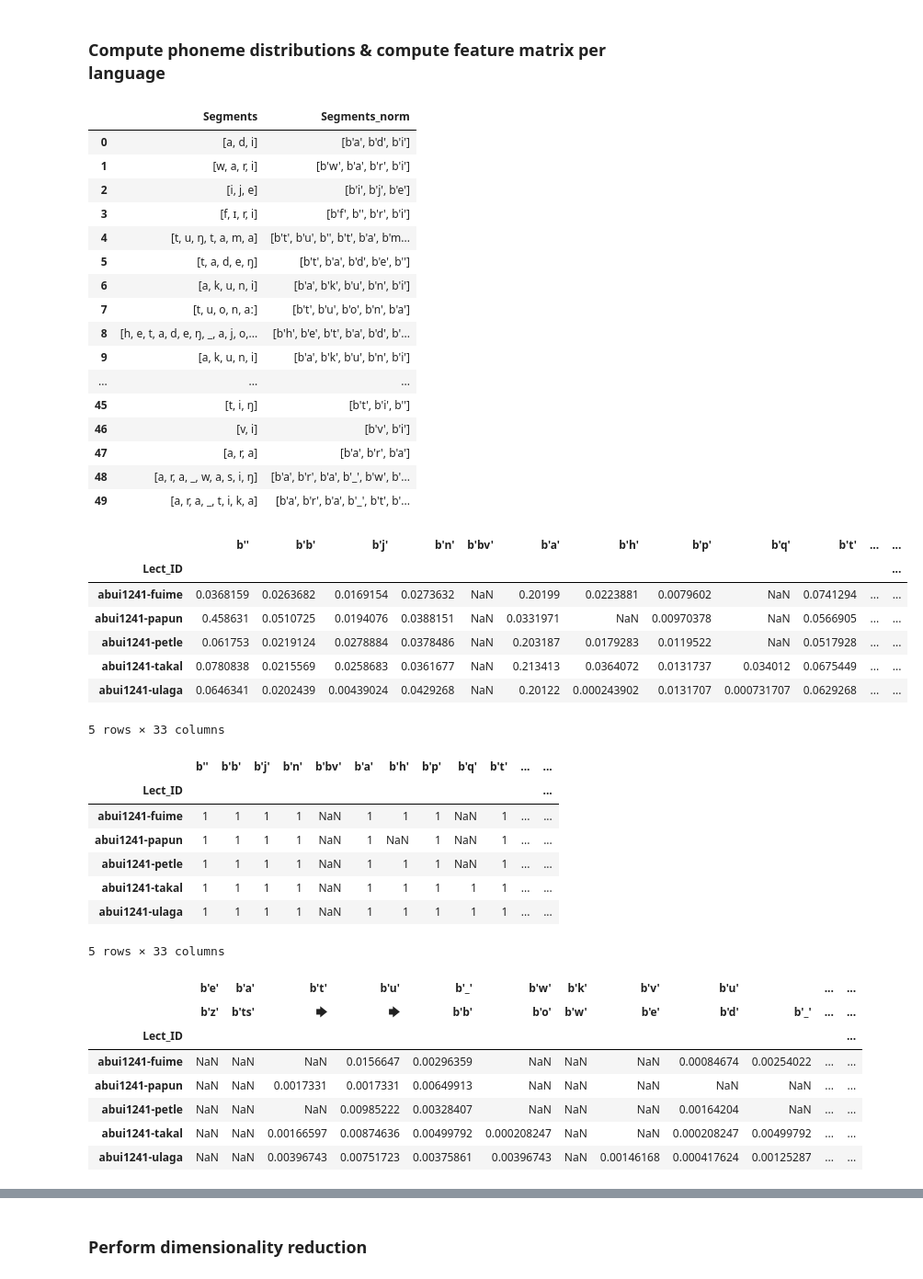
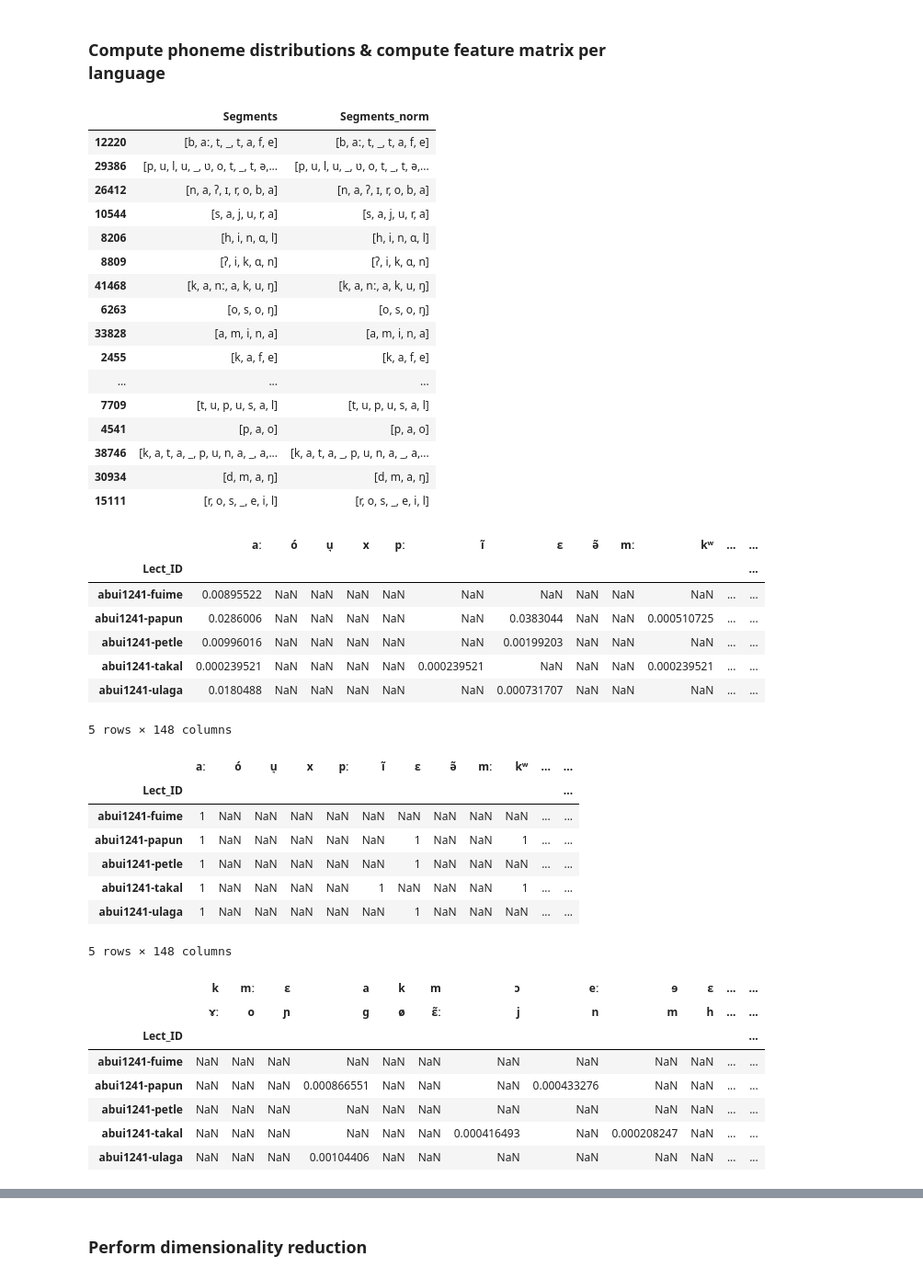
Before and after one commit to peterdekker/agents-intergenerational, a Jupyter notebook: data/compare_phonology.ipynb, the cells around one changed output, grey strips where cells are left out. Shown at 92% size. Drawn from its saved outputs; the diff is of its cells as text; code cells hidden in the pictures.

```diff
--- a/data/compare_phonology.ipynb
+++ b/data/compare_phonology.ipynb
@@ -64,81 +64,82 @@ if CHARACTER_SEGMENTATION:
     # perform per-character segmentation
     data_merged_df["Segments_char"] = data_merged_df["Form"].apply(list) # lambda x : [el for el in x if el!="_"]
     segments_col = "Segments_char"
-    display(data_merged_df[["Segments", "Segments_char"]].head(50))
+    display(data_merged_df[["Segments", "Segments_char"]].sample(n=50, random_state=24))
 else:
     # Use segmentation from dataset (clustering some combinations together)
     segments_col = "Segments_norm"
-    data_merged_df["Segments_norm"] = data_merged_df["Segments"].apply(lambda x : common.normalize_list(x, form="NFD"))
-    display(data_merged_df[["Segments", "Segments_norm"]].head(50))
+    #data_merged_df["Segments_norm"] = data_merged_df["Segments"].apply(lambda x : common.normalize_list(x, method="ipapy", ud_form="NFD"))
+    data_merged_df["Segments_norm"] = data_merged_df["Segments"].apply(lambda x : x)
+    display(data_merged_df[["Segments", "Segments_norm"]].sample(n=50, random_state=24))
 
 data_grouped_lang = data_merged_df.groupby("Lect_ID")
 data_agg = data_grouped_lang.aggregate({segments_col:list, "Name": "first", "Family": "first", "Latitude": "first", "Longitude":"first"})
 # data_agg["phone_prob"] = data_agg[segments_col].apply(common.phone_prob)
 # data_agg["biphone_prob"] = data_agg[segments_col].apply(common.biphone_prob)
 # data_agg["phone_prob_existence"] = data_agg[segments_col].apply(common.phone_prob_existence)
 # data_agg["biphone_prob_existence"] = data_agg[segments_col].apply(common.biphone_prob_existence)
 # display(data_agg.head())
 
 # Effect now is:
 # -1 for available biphone,
 # -None for combination not available, None for combination and both constitutents not available
 # => None replaced by 0
 # What Macklin-Cordes does:
 # - 1 for available biphone
 # - 0 for combination not available, if constituents are available
 # - None for combination not available, if constituents not available
 phone_prob_matrix = common.create_matrix(data_agg, segments_col, common.phone_prob, "phone_prob")
 phone_prob_existence_matrix = common.create_matrix(data_agg, segments_col, common.phone_prob_existence, "phone_prob_existence")
 biphone_prob_matrix = common.create_matrix(data_agg, segments_col, common.biphone_prob, "biphone_prob")
 biphone_prob_existence_matrix = common.create_matrix(data_agg, segments_col, common.biphone_prob_existence, "biphone_prob_existence")
 
 phone_prob_boundaries_matrix = common.create_matrix(data_agg, segments_col, common.phone_prob_boundaries, "phone_prob_boundaries")
 biphone_transition_matrix = common.create_biphone_transition_matrix(biphone_prob_matrix, phone_prob_boundaries_matrix)
 
 display(phone_prob_matrix.head())
 display(phone_prob_existence_matrix.head())
 display(biphone_prob_matrix.head())
 display(biphone_prob_existence_matrix.head())
 display(biphone_transition_matrix.head())
 # %% [output]
 |  | Segments | Segments_norm |
-| 0 | [a, d, i] | [b'a', b'd', b'i'] |
-| 1 | [w, a, r, i] | [b'w', b'a', b'r', b'i'] |
-| 2 | [i, j, e] | [b'i', b'j', b'e'] |
-| 3 | [f, ɪ, r, i] | [b'f', b'', b'r', b'i'] |
-| 4 | [t, u, ŋ, t, a, m, a] | [b't', b'u', b'', b't', b'a', b'm... |
-| 5 | [t, a, d, e, ŋ] | [b't', b'a', b'd', b'e', b''] |
-| 6 | [a, k, u, n, i] | [b'a', b'k', b'u', b'n', b'i'] |
-| 7 | [t, u, o, n, aː] | [b't', b'u', b'o', b'n', b'a'] |
-| 8 | [h, e, t, a, d, e, ŋ, _, a, j, o,... | [b'h', b'e', b't', b'a', b'd', b'... |
-| 9 | [a, k, u, n, i] | [b'a', b'k', b'u', b'n', b'i'] |
+| 12220 | [b, aː, t, _, t, a, f, e] | [b, aː, t, _, t, a, f, e] |
+| 29386 | [p, u, l, u, _, ʋ, o, t, _, t, ə,... | [p, u, l, u, _, ʋ, o, t, _, t, ə,... |
+| 26412 | [n, a, ʔ, ɪ, r, o, b, a] | [n, a, ʔ, ɪ, r, o, b, a] |
+| 10544 | [s, a, j, u, r, a] | [s, a, j, u, r, a] |
+| 8206 | [h, i, n, ɑ, l] | [h, i, n, ɑ, l] |
+| 8809 | [ʔ, i, k, ɑ, n] | [ʔ, i, k, ɑ, n] |
+| 41468 | [k, a, nː, a, k, u, ŋ] | [k, a, nː, a, k, u, ŋ] |
+| 6263 | [o, s, o, ŋ] | [o, s, o, ŋ] |
+| 33828 | [a, m, i, n, a] | [a, m, i, n, a] |
+| 2455 | [k, a, f, e] | [k, a, f, e] |
 | ... | ... | ... |
-| 45 | [t, i, ŋ] | [b't', b'i', b''] |
-| 46 | [v, i] | [b'v', b'i'] |
-| 47 | [a, r, a] | [b'a', b'r', b'a'] |
-| 48 | [a, r, a, _, w, a, s, i, ŋ] | [b'a', b'r', b'a', b'_', b'w', b'... |
-| 49 | [a, r, a, _, t, i, k, a] | [b'a', b'r', b'a', b'_', b't', b'... |
+| 7709 | [t, u, p, u, s, a, l] | [t, u, p, u, s, a, l] |
+| 4541 | [p, a, o] | [p, a, o] |
+| 38746 | [k, a, t, a, _, p, u, n, a, _, a,... | [k, a, t, a, _, p, u, n, a, _, a,... |
+| 30934 | [d, m, a, ŋ] | [d, m, a, ŋ] |
+| 15111 | [r, o, s, _, e, i, l] | [r, o, s, _, e, i, l] |
-|  | b'' | b'b' | b'j' | b'n' | b'bv' | b'a' | b'h' | b'p' | b'q' | b't' | ... | ... |
+|  | aː | ó | u̘ | x | pː | ĩ | ɛ | ə̃ | mː | kʷ | ... | ... |
 | Lect_ID |  |  |  |  |  |  |  |  |  |  |  | ... |
-| abui1241-fuime | 0.0368159 | 0.0263682 | 0.0169154 | 0.0273632 | NaN | 0.20199 | 0.0223881 | 0.0079602 | NaN | 0.0741294 | ... | ... |
-| abui1241-papun | 0.458631 | 0.0510725 | 0.0194076 | 0.0388151 | NaN | 0.0331971 | NaN | 0.00970378 | NaN | 0.0566905 | ... | ... |
-| abui1241-petle | 0.061753 | 0.0219124 | 0.0278884 | 0.0378486 | NaN | 0.203187 | 0.0179283 | 0.0119522 | NaN | 0.0517928 | ... | ... |
-| abui1241-takal | 0.0780838 | 0.0215569 | 0.0258683 | 0.0361677 | NaN | 0.213413 | 0.0364072 | 0.0131737 | 0.034012 | 0.0675449 | ... | ... |
-| abui1241-ulaga | 0.0646341 | 0.0202439 | 0.00439024 | 0.0429268 | NaN | 0.20122 | 0.000243902 | 0.0131707 | 0.000731707 | 0.0629268 | ... | ... |
+| abui1241-fuime | 0.00895522 | NaN | NaN | NaN | NaN | NaN | NaN | NaN | NaN | NaN | ... | ... |
+| abui1241-papun | 0.0286006 | NaN | NaN | NaN | NaN | NaN | 0.0383044 | NaN | NaN | 0.000510725 | ... | ... |
+| abui1241-petle | 0.00996016 | NaN | NaN | NaN | NaN | NaN | 0.00199203 | NaN | NaN | NaN | ... | ... |
+| abui1241-takal | 0.000239521 | NaN | NaN | NaN | NaN | 0.000239521 | NaN | NaN | NaN | 0.000239521 | ... | ... |
+| abui1241-ulaga | 0.0180488 | NaN | NaN | NaN | NaN | NaN | 0.000731707 | NaN | NaN | NaN | ... | ... |
-5 rows × 33 columns
+5 rows × 148 columns
-|  | b'' | b'b' | b'j' | b'n' | b'bv' | b'a' | b'h' | b'p' | b'q' | b't' | ... | ... |
+|  | aː | ó | u̘ | x | pː | ĩ | ɛ | ə̃ | mː | kʷ | ... | ... |
 | Lect_ID |  |  |  |  |  |  |  |  |  |  |  | ... |
-| abui1241-fuime | 1 | 1 | 1 | 1 | NaN | 1 | 1 | 1 | NaN | 1 | ... | ... |
-| abui1241-papun | 1 | 1 | 1 | 1 | NaN | 1 | NaN | 1 | NaN | 1 | ... | ... |
-| abui1241-petle | 1 | 1 | 1 | 1 | NaN | 1 | 1 | 1 | NaN | 1 | ... | ... |
-| abui1241-takal | 1 | 1 | 1 | 1 | NaN | 1 | 1 | 1 | 1 | 1 | ... | ... |
-| abui1241-ulaga | 1 | 1 | 1 | 1 | NaN | 1 | 1 | 1 | 1 | 1 | ... | ... |
+| abui1241-fuime | 1 | NaN | NaN | NaN | NaN | NaN | NaN | NaN | NaN | NaN | ... | ... |
+| abui1241-papun | 1 | NaN | NaN | NaN | NaN | NaN | 1 | NaN | NaN | 1 | ... | ... |
+| abui1241-petle | 1 | NaN | NaN | NaN | NaN | NaN | 1 | NaN | NaN | NaN | ... | ... |
+| abui1241-takal | 1 | NaN | NaN | NaN | NaN | 1 | NaN | NaN | NaN | 1 | ... | ... |
+| abui1241-ulaga | 1 | NaN | NaN | NaN | NaN | NaN | 1 | NaN | NaN | NaN | ... | ... |
-5 rows × 33 columns
+5 rows × 148 columns
-|  | b'e' | b'a' | b't' | b'u' | b'_' | b'w' | b'k' | b'v' | b'u' |  | ... | ... |
-|  | b'z' | b'ts' | 🡆 | 🡆 | b'b' | b'o' | b'w' | b'e' | b'd' | b'_' | ... | ... |
+|  | k | mː | ɛ | a | k | m | ɔ | eː | ɘ | ɛ | ... | ... |
+|  | ɤː | o | ɲ | g | ø | ɛ̃ː | j | n | m | h | ... | ... |
 | Lect_ID |  |  |  |  |  |  |  |  |  |  |  | ... |
-| abui1241-fuime | NaN | NaN | NaN | 0.0156647 | 0.00296359 | NaN | NaN | NaN | 0.00084674 | 0.00254022 | ... | ... |
-| abui1241-papun | NaN | NaN | 0.0017331 | 0.0017331 | 0.00649913 | NaN | NaN | NaN | NaN | NaN | ... | ... |
-| abui1241-petle | NaN | NaN | NaN | 0.00985222 | 0.00328407 | NaN | NaN | NaN | 0.00164204 | NaN | ... | ... |
-| abui1241-takal | NaN | NaN | 0.00166597 | 0.00874636 | 0.00499792 | 0.000208247 | NaN | NaN | 0.000208247 | 0.00499792 | ... | ... |
-| abui1241-ulaga | NaN | NaN | 0.00396743 | 0.00751723 | 0.00375861 | 0.00396743 | NaN | 0.00146168 | 0.000417624 | 0.00125287 | ... | ... |
+| abui1241-fuime | NaN | NaN | NaN | NaN | NaN | NaN | NaN | NaN | NaN | NaN | ... | ... |
+| abui1241-papun | NaN | NaN | NaN | 0.000866551 | NaN | NaN | NaN | 0.000433276 | NaN | NaN | ... | ... |
+| abui1241-petle | NaN | NaN | NaN | NaN | NaN | NaN | NaN | NaN | NaN | NaN | ... | ... |
+| abui1241-takal | NaN | NaN | NaN | NaN | NaN | NaN | 0.000416493 | NaN | 0.000208247 | NaN | ... | ... |
+| abui1241-ulaga | NaN | NaN | NaN | 0.00104406 | NaN | NaN | NaN | NaN | NaN | NaN | ... | ... |
```
Also changed, not shown: parts of 2 cells of this notebook, 1 other file.
